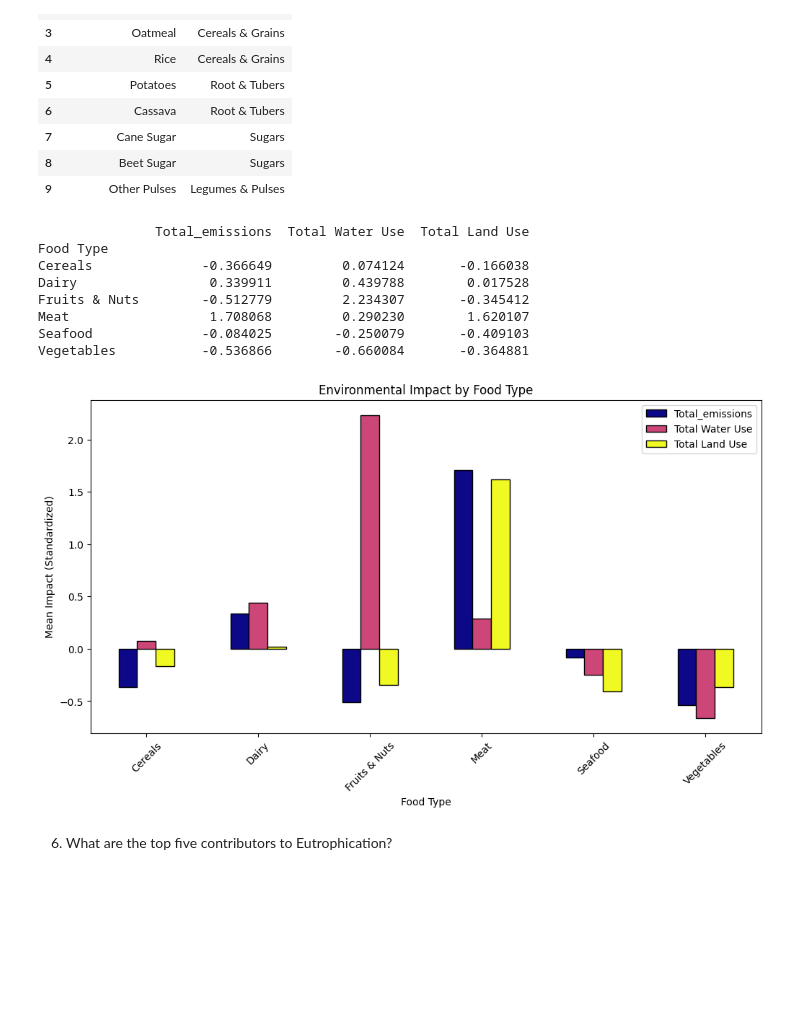
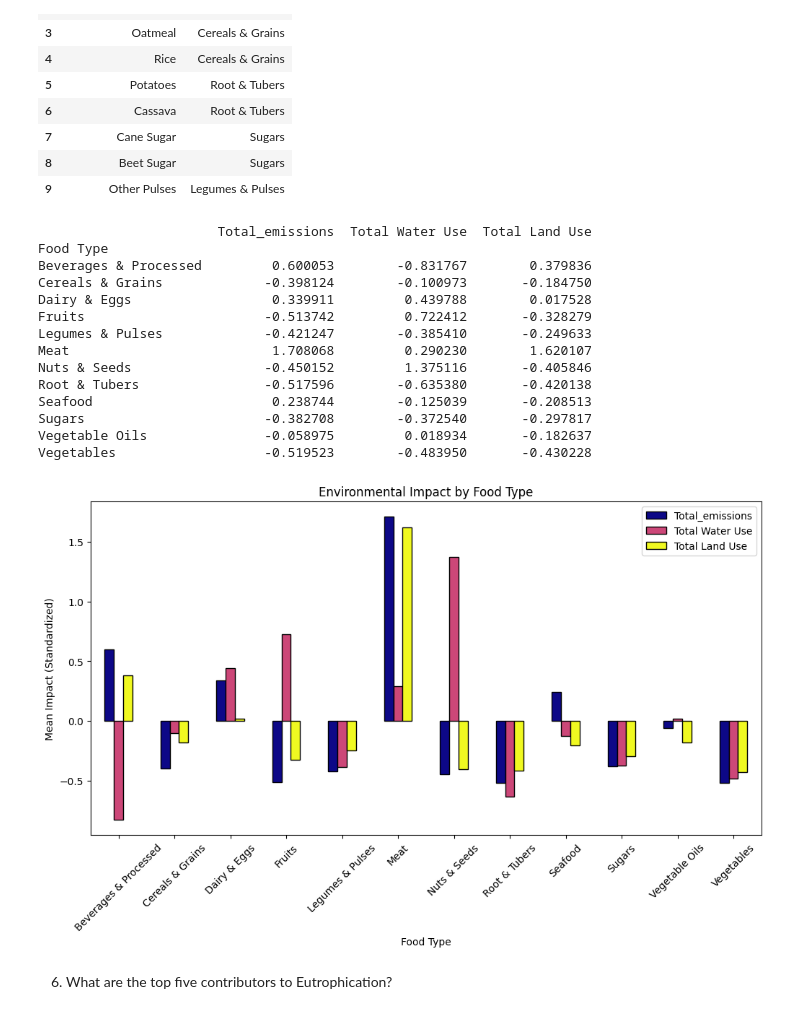
Before and after one commit to Victor-Osei/Environmental-Impact-of-Food-Production-Analysis, a Jupyter notebook: fpa.ipynb, the cells around one changed output. Saved outputs shown, nothing was run; the diff lists cells and outputs as text; code cells hidden in the pictures; blank space fills up the shorter version.

```diff
--- a/fpa.ipynb
+++ b/fpa.ipynb
@@ -793,41 +793,34 @@ df[["Food product", "Food Type"]].head(10)
 | 8 | Beet Sugar | Sugars |
 | 9 | Other Pulses | Legumes & Pulses |
 # %%
-# Define food type mapping
-food_types = {
-    "Beef (beef herd)": "Meat", "Beef (dairy herd)": "Meat", "Lamb & Mutton": "Meat",
-    "Pig Meat": "Meat", "Poultry Meat": "Meat", "Fish (farmed)": "Seafood",
-    "Milk": "Dairy", "Cheese": "Dairy", "Eggs": "Dairy",
-    "Wheat & Rye (Bread)": "Cereals", "Rice": "Cereals", "Maize (Meal)": "Cereals",
-    "Other Vegetables": "Vegetables", "Root Vegetables": "Vegetables",
-    "Nuts": "Fruits & Nuts", "Berries & Grapes": "Fruits & Nuts"
-}
-
-# Assign categories
-df["Food Type"] = df["Food product"].map(food_types)
-
 # Group by food type and calculate mean impact
 food_type_means = df.groupby("Food Type")[["Total_emissions", "Total Water Use", "Total Land Use"]].mean()
 
 # Display results
 print(food_type_means)
 
 # Visualize
 food_type_means.plot(kind="bar", figsize=(12, 6), colormap="plasma", edgecolor="black")
 plt.title("Environmental Impact by Food Type")
 plt.ylabel("Mean Impact (Standardized)")
 plt.xticks(rotation=45)
 plt.show()
 # %% [output]
-               Total_emissions  Total Water Use  Total Land Use
+                       Total_emissions  Total Water Use  Total Land Use
 Food Type
-Cereals              -0.366649         0.074124       -0.166038
-Dairy                 0.339911         0.439788        0.017528
-Fruits & Nuts        -0.512779         2.234307       -0.345412
-Meat                  1.708068         0.290230        1.620107
-Seafood              -0.084025        -0.250079       -0.409103
-Vegetables           -0.536866        -0.660084       -0.364881
+Beverages & Processed         0.600053        -0.831767        0.379836
+Cereals & Grains             -0.398124        -0.100973       -0.184750
+Dairy & Eggs                  0.339911         0.439788        0.017528
+Fruits                       -0.513742         0.722412       -0.328279
+Legumes & Pulses             -0.421247        -0.385410       -0.249633
+Meat                          1.708068         0.290230        1.620107
+Nuts & Seeds                 -0.450152         1.375116       -0.405846
+Root & Tubers                -0.517596        -0.635380       -0.420138
+Seafood                       0.238744        -0.125039       -0.208513
+Sugars                       -0.382708        -0.372540       -0.297817
+Vegetable Oils               -0.058975         0.018934       -0.182637
+Vegetables                   -0.519523        -0.483950       -0.430228
-[figure, old version]
+[figure, new version]
 # %% [markdown]
 6. What are the top five contributors to Eutrophication?
 # %%
```
